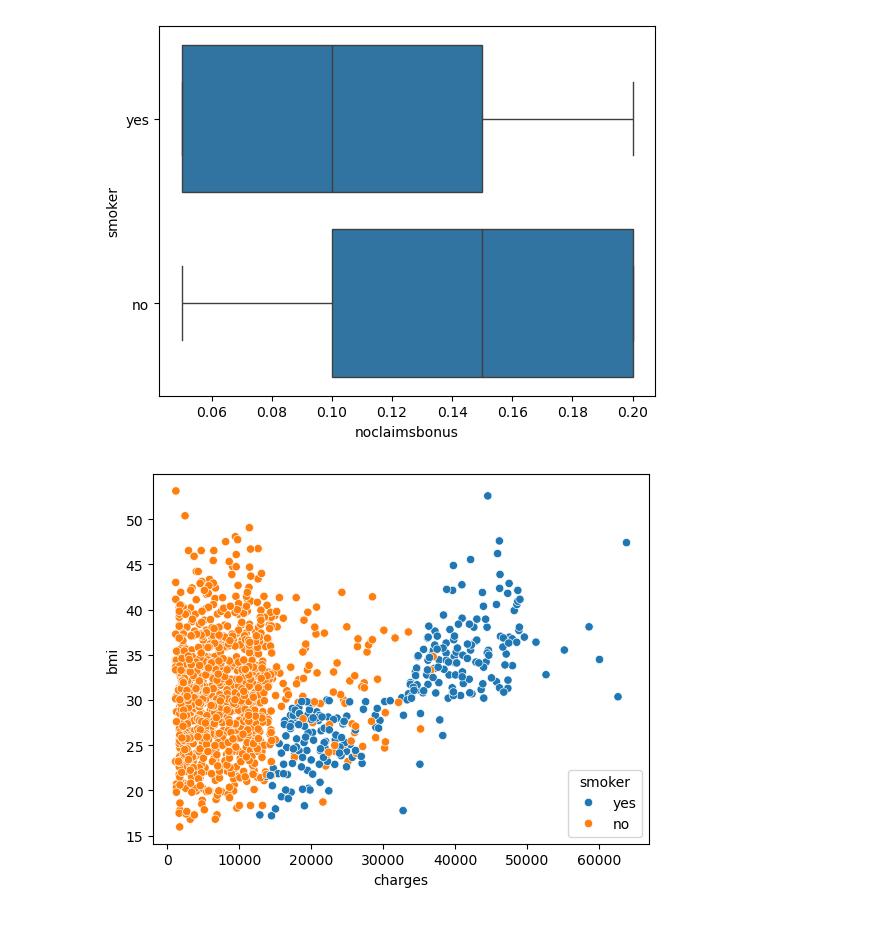
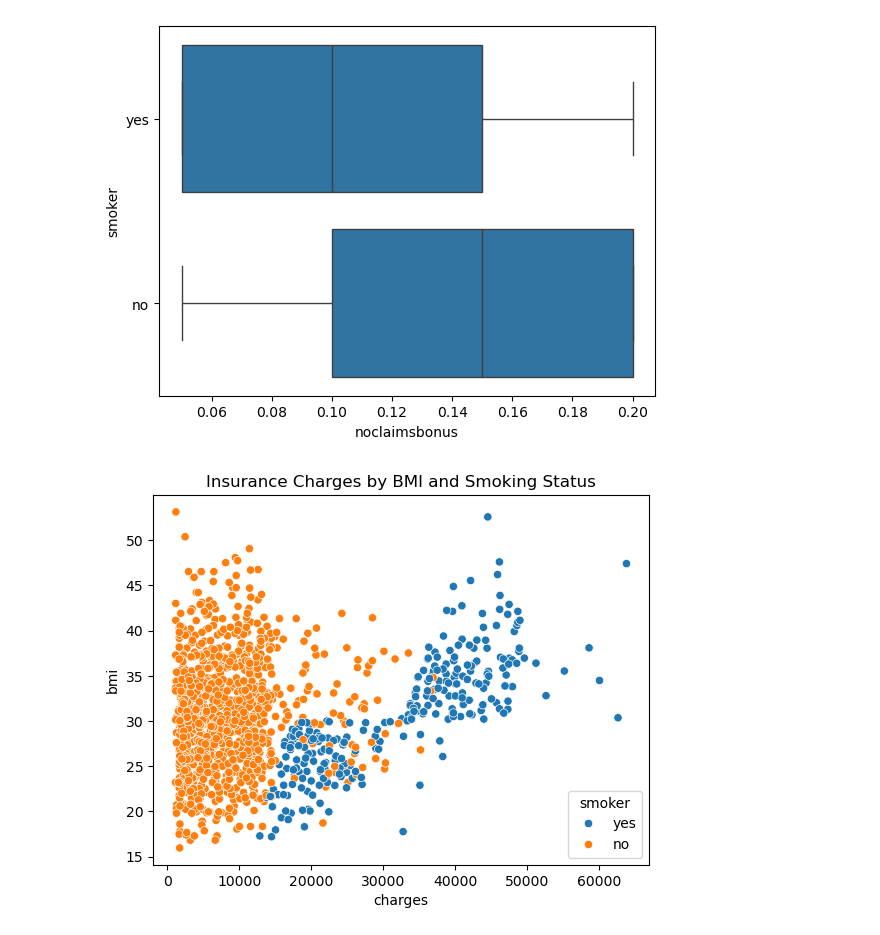
Before and after one commit to DBaska441/Medical-Insurance-Cost-Analysis-Prediction, a Jupyter notebook: Medical Insurance Cost Analysis Using Exploratory Data Analysis and Statistical Inference.ipynb, the cells around one changed output. Saved outputs shown, nothing was run; the diff lists cells and outputs as text; code cells hidden in the pictures.

Commit message:
image
added related images.

```diff
--- a/Untitled.ipynb
+++ b/Medical Insurance Cost Analysis Using Exploratory Data Analysis and Statistical Inference.ipynb
@@ -419,6 +446,8 @@ plt.show()
 [figure]
 # %%
 sns.scatterplot(data=data, x="charges", y="bmi", hue="smoker")
+plt.title('Insurance Charges by BMI and Smoking Status')
+plt.savefig("images/bmi_vs_charges.png", dpi=300, bbox_inches='tight')
 plt.show()
 # %% [output]
-[figure, old version]
+[figure, new version]
```
Also changed, not shown: parts of 30 cells of this notebook, 6 other files.
